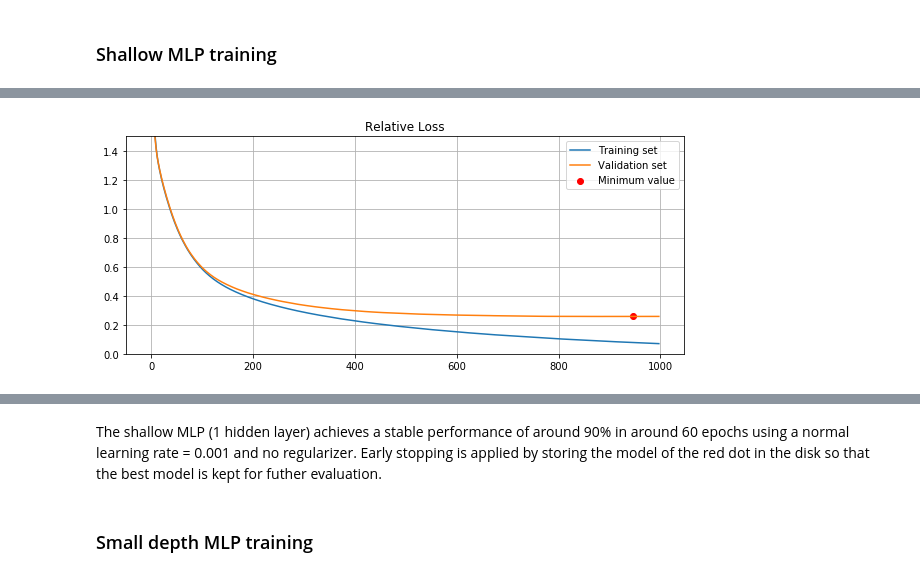
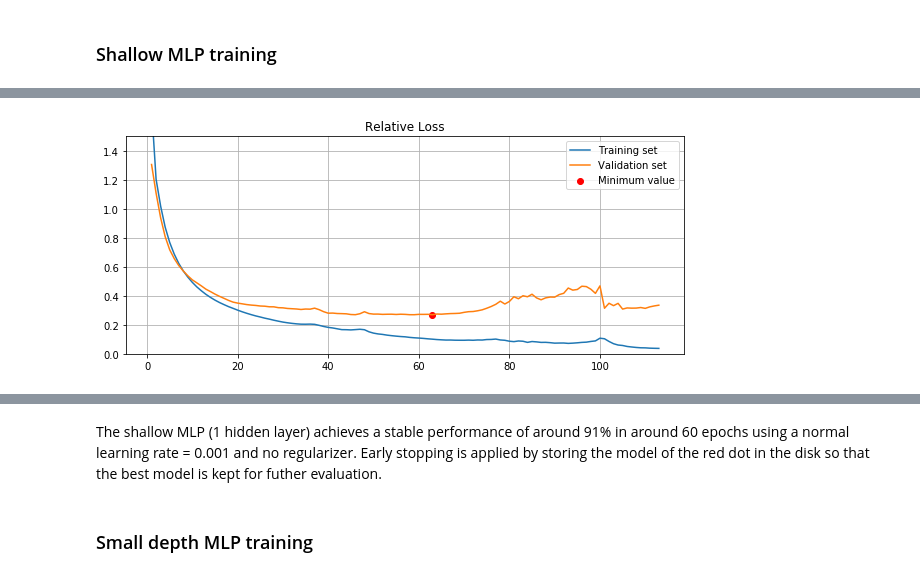
Before and after one commit to pelekhs/Geo-exercise-5, a Jupyter notebook: Excercise - 5.2.ipynb, the cells around one changed output, grey strips where cells are left out. Cells and saved outputs as stored; diff of their text form; code cells hidden in the pictures.

```diff
--- a/Excercise - 5.2.ipynb
+++ b/Excercise - 5.2.ipynb
@@ -261,9 +261,9 @@ from neural_nets import MLP1, MLP2, MLP3
 # Patience is the number of epochs that we have to wait for no
 # loss decrease in the validation set to apply early stopping
 # instead of waitng till the end of epochs (999)
-lr = 0.00005
+lr = 0.001
 patience = 50
-epochs = 3000
+epochs = 999
 regularizer = 0.000
 num_classes = 16
 
@@ -274,9 +274,9 @@ print(nn)
 criterion = torch.nn.CrossEntropyLoss().to(device)
 optimizer = torch.optim.Adam(nn.parameters(), lr=lr, weight_decay=regularizer)
 # training
-_, _, _ = trainNN(model=nn, patience=patience, best_model_name="low learning rate MLP1",
+_, _, _ = trainNN(model=nn, patience=patience, best_model_name="MLP1.1",
                 epochs=epochs, trainloader=trainloader, valloader=valloader,
-                device=device, optimizer=optimizer, criterion=criterion, plot_upper_y=1.5)
+                device=device, optimizer=optimizer, criterion=criterion)
 # %% [output]
 MLP1(
   (fc1): Linear(in_features=200, out_features=128, bias=True)
@@ -295,4 +295,4 @@ Validation loss: 0.2579, Validation accuracy: 0.9152
 Countdown: 1
 
 Finished Training!
-[figure, old version]
+[figure, new version]
@@ -300,5 +300,5 @@ The accuracy achieved is: 0.919 at epoch 947
 # %% [markdown]
-The shallow MLP (1 hidden layer) achieves a stable performance of around 90% in around 60 epochs using a normal learning rate = 0.001 and no regularizer. Early stopping is applied by storing the model of the red dot in the disk so that the best model is kept for futher evaluation.
+The shallow MLP (1 hidden layer) achieves a stable performance of around 91% in around 60 epochs using a normal learning rate = 0.001 and no regularizer. Early stopping is applied by storing the model of the red dot in the disk so that the best model is kept for futher evaluation.
 # %% [markdown]
 ### Small depth MLP training
 # %%
```
Also changed, not shown: parts of 5 cells of this notebook, 5 other files.
